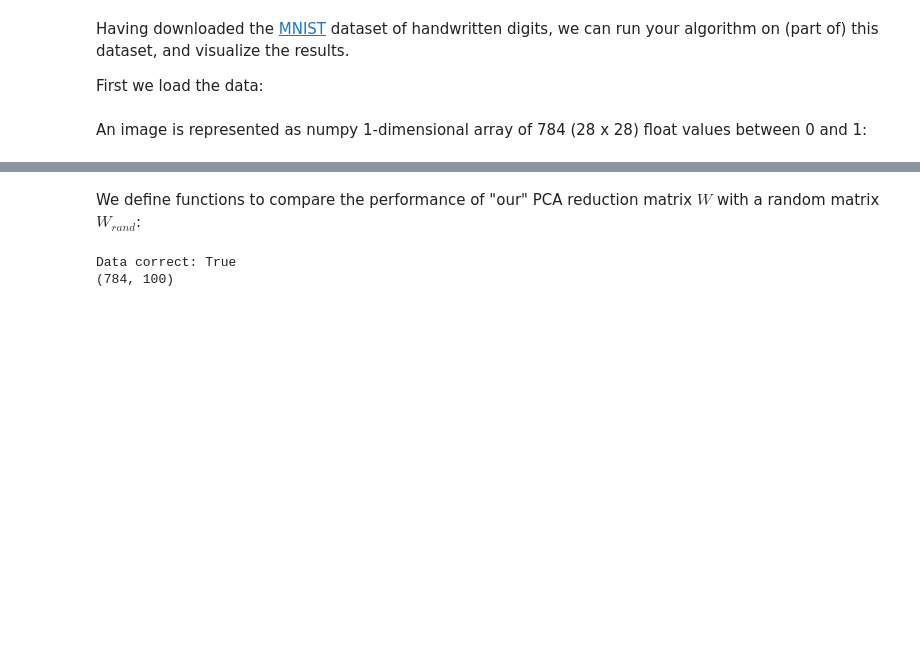
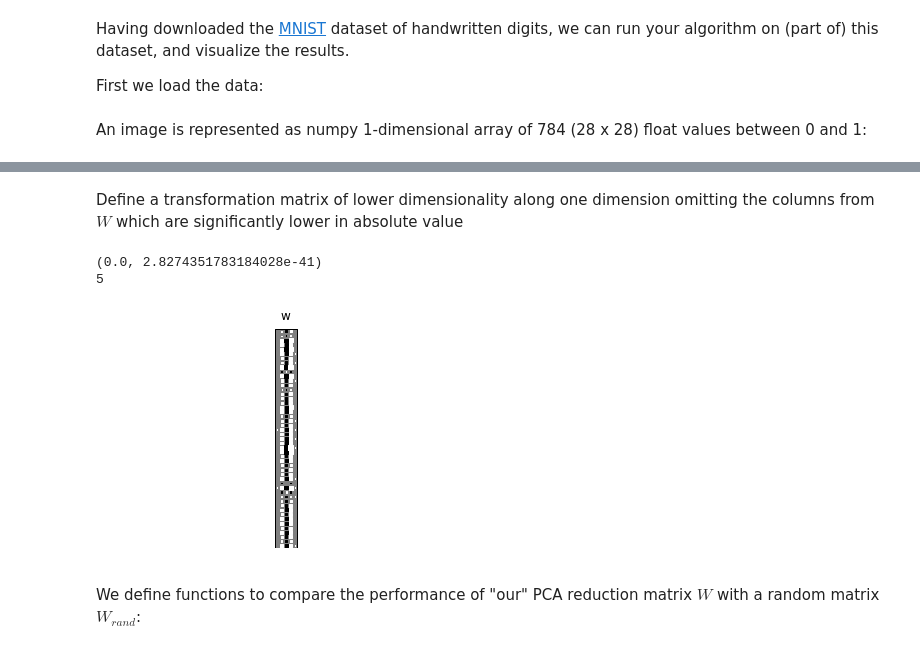
Before and after one commit to stablum/mlpm, a Jupyter notebook: 3/lab03_Belle_Mennes_Stablum.ipynb, the cells around one changed output, grey strips where cells are left out. Cells and saved outputs as stored; diff of their text form; code cells hidden in the pictures; blank space fills up the shorter version.

```diff
--- a/3/lab03_Belle_Mennes_Stablum.ipynb
+++ b/3/lab03_Belle_Mennes_Stablum.ipynb
@@ -1094,3 +1153,37 @@ nrOriginalDimensions = dimIm**2
+# %% [markdown]
+Define a transformation matrix of lower dimensionality along one dimension omitting the columns from $W$ which are significantly lower in absolute value
+# %%
+minCol = sys.maxint
+maxCol = 0
+
+digitW = digitW.T
+
+for i in range(nrSamples):
+    minCol = min(minCol, np.min(abs(digitW[:,1])))
+    maxCol = max(maxCol,np.max(abs(digitW[:,1])))
+
+print (minCol, maxCol)
+
+listCols = []
+for i in range(49):
+    r = sum (abs(digitW[i,:]))
+
+    if ( r > 0):
+      listCols.append(digitW[i,:])
+
+s = np.array([listCols[0]])
+for l in range(1, len(listCols)):
+    s = numpy.vstack((s, listCols[l]))
+
+
+print len(listCols)
+
+s = s.T
+plotHinton(s)
+# %% [output]
+(0.0, 2.8274351783184028e-41)
+5
+[figure, added]
 # %% [markdown]
 We define functions to compare the performance of "our" PCA reduction matrix $W$ with a random matrix $W_{rand}$:
 # %%
@@ -1127,21 +1217 @@ def showExamples(W,  nrExamples=3):
     print "First original image, then random recovery, then with our W"
-# %%
-
-nrSamples= 100
-
-trainSet= np.array( valid_set[0][0:nrSamples])
-
-#print shape(trainSet)
-
-trainSet.reshape(dimIm**2, nrSamples)
-
-#print shape(trainSet)
-
-print "Data correct: %s" % (nrSamples == sum(map(lambda x: sum(trainSet[x] ==  valid_set[0][x]) == dimIm**2, \
-                                                 range(0,nrSamples))))
-
-trainSet = trainSet.T
-print shape(trainSet)
-# %% [output]
-Data correct: True
-(784, 100)
```
Also changed, not shown: parts of 15 cells of this notebook.
